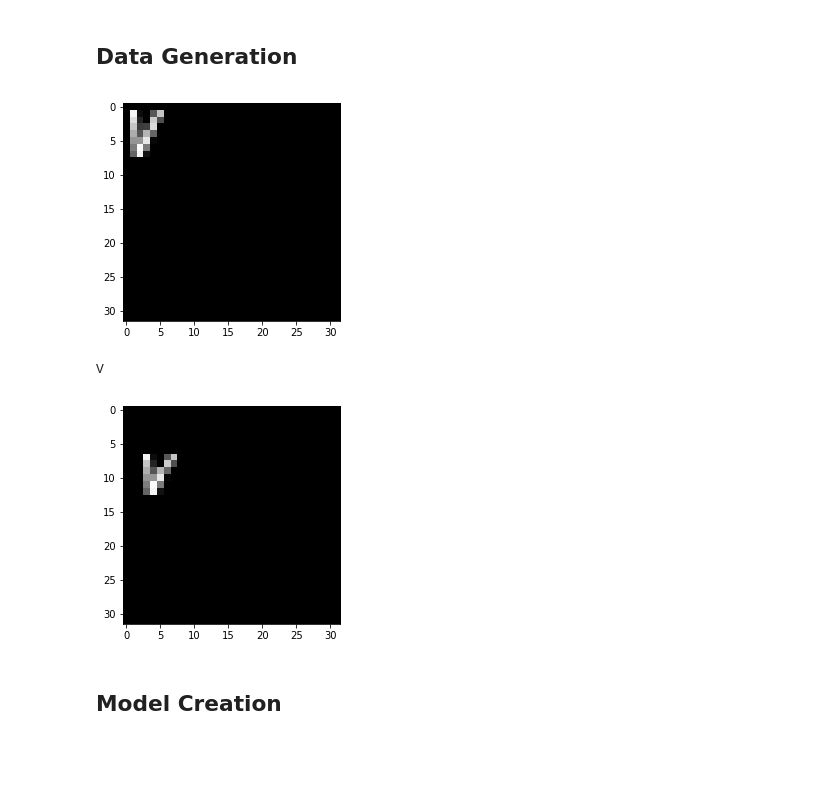
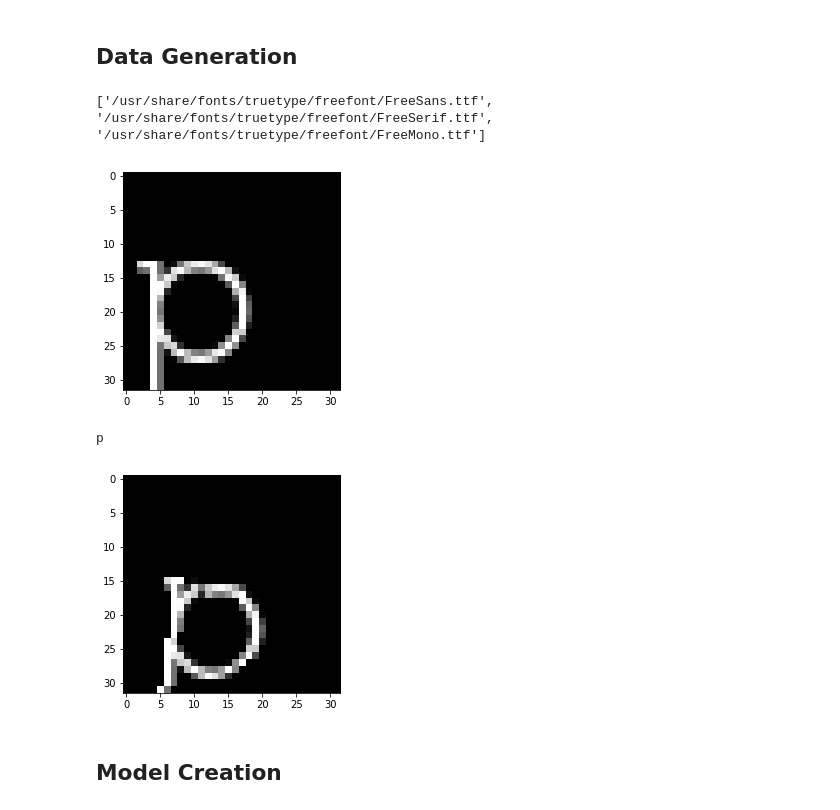
Before and after one commit to JosephCatrambone/ocr_experiment, a Jupyter notebook: Generated Character Recognition.ipynb, the cells around one changed output. Cells and saved outputs as stored; diff of their text form; code cells hidden in the pictures; blank space fills up the shorter version.

```diff
--- a/Generated Character Recognition.ipynb
+++ b/Generated Character Recognition.ipynb
@@ -29,6 +35,10 @@ TEXT_SIZE = (32, 32)
 IMAGE_SIZE = TEXT_SIZE # For now.  We'll want to crop out a section of an image.
 FONTS_DIR = "/usr/share/fonts/truetype/"
 FONT_CHOICES = glob(os.path.join(FONTS_DIR, "*", "*.ttf"))
+FONT_CHOICES = ['/usr/share/fonts/truetype/freefont/FreeSans.ttf', '/usr/share/fonts/truetype/freefont/FreeSerif.ttf', '/usr/share/fonts/truetype/freefont/FreeMono.ttf']
+print(FONT_CHOICES)
+# %% [output]
+['/usr/share/fonts/truetype/freefont/FreeSans.ttf', '/usr/share/fonts/truetype/freefont/FreeSerif.ttf', '/usr/share/fonts/truetype/freefont/FreeMono.ttf']
 # %%
 # Crop from an image.
 #base = Image.open('Pillow/Tests/images/hopper.png').convert('RGBA')
@@ -36,36 +46,37 @@ base = Image.new('RGBA', IMAGE_SIZE,(0, 0, 0, 255))
 # %%
 # Make a blank image for the text, initialized to transparent text color
 printable_chars = [c for c in string.printable if c.isalnum()]
+#printable_chars = ['a', 'b'] # DEBUG
 def new_text_image(opacity=255, color=(255, 255, 255)):
     txt_image = Image.new('RGBA', TEXT_SIZE, (255,255,255,0))
 
     # Randomly select a font and a size.
-    font_size = random.randint(8, 24)
+    font_size = random.randint(12, 36)
     fnt = ImageFont.truetype(random.choice(FONT_CHOICES), font_size)
 
     # Get a drawing context.
     d = ImageDraw.Draw(txt_image)
 
     # Generate three random characters.
     target_string = "".join([random.choice(printable_chars) for _ in range(STRING_LENGTH)])
 
     # Full opacity, 1/nth of the way down the image, making it roughly centered.
     x_start = 0 #random.randint(0, TEXT_SIZE[0]//2)
     y_start = 0 #random.randint(0, TEXT_SIZE[1]//3)
     d.text((x_start, y_start), target_string, font=fnt, fill=(color[0], color[1], color[2], opacity)) # 255 = full opacity.
 
     return txt_image, target_string
 
 # DEBUG SAMPLE COMPOSITE:
 txt_image, target_str = new_text_image()
 out_undistorted = Image.alpha_composite(base, txt_image)
 #out.show()
 plt.imshow(out_undistorted)
 plt.show()
 print(target_str)
 # %% [output]
-[figure, old version]
+[figure, new version]
-V
+p
 # %%
 # Make a random transform and distort the text.
 def distort_text_image(txt):
@@ -100,4 +111,4 @@ out_distorted = Image.alpha_composite(base, txt_distorted)
 plt.imshow(out_distorted)
 plt.show()
 # %% [output]
-[figure, old version]
+[figure, new version]
```
Also changed, not shown: parts of 11 cells of this notebook.
